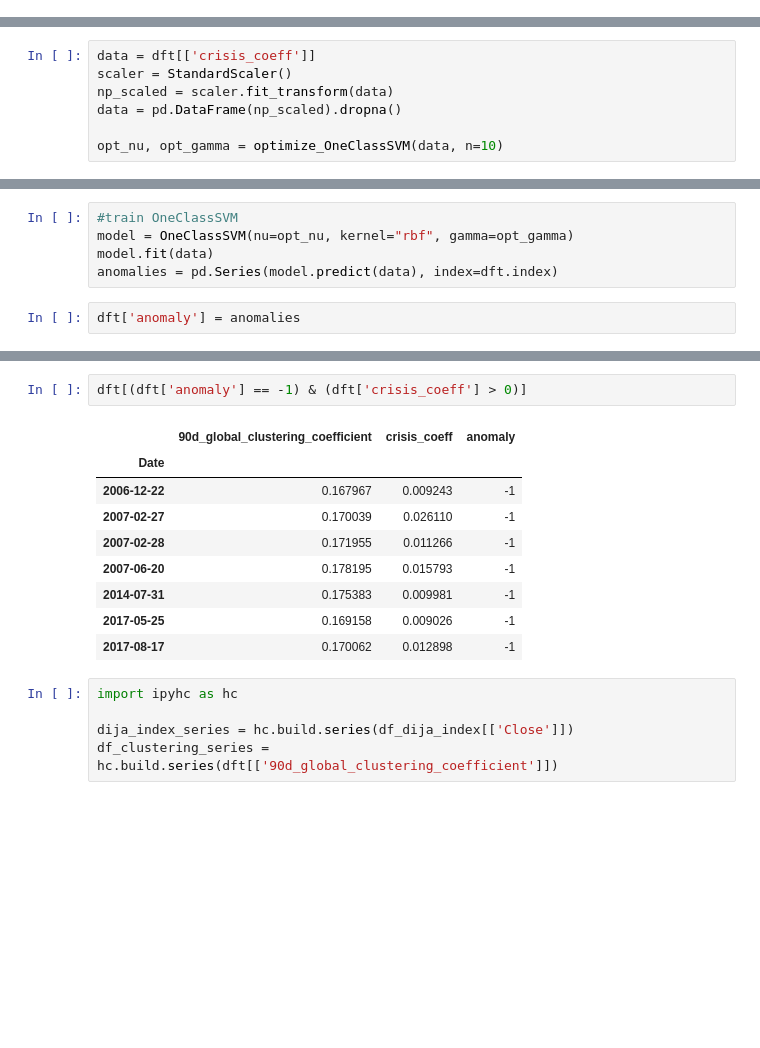
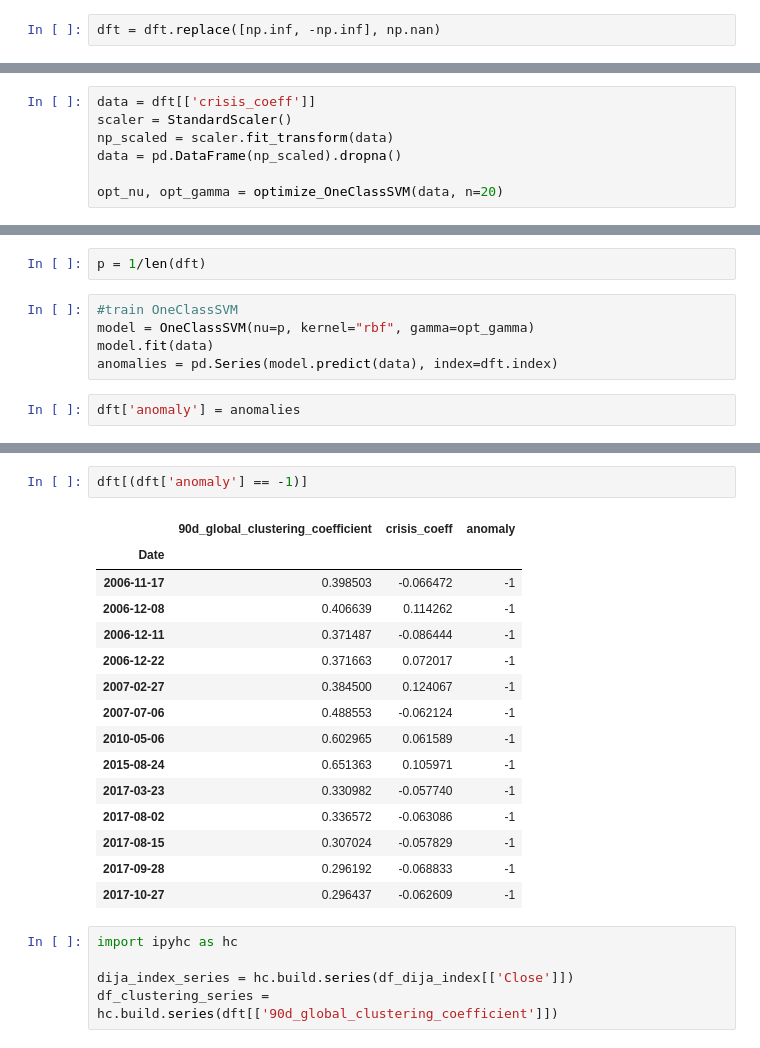
Before and after one commit to mayabenowitz/hedgepy, a Jupyter notebook: notebooks/1.0-mayab-dcor-clustering-exploration-.ipynb, the cells around one changed output, grey strips where cells are left out. Drawn from its saved outputs; the diff is of its cells as text; blank space fills up the shorter version.

```diff
--- a/notebooks/1.0-mayab-dcor-clustering-exploration-.ipynb
+++ b/notebooks/1.0-mayab-dcor-clustering-exploration-.ipynb
@@ -105,6 +159,8 @@ dft_pos = dft.pct_change()[dft.pct_change()['90d_global_clustering_coefficient']
 # dft_pos.dropna(inplace=True)
 # %%
 dft['crisis_coeff'] = dft[['90d_global_clustering_coefficient']].pct_change()
+# %%
+dft = dft.replace([np.inf, -np.inf], np.nan)
 # %%
 dft.dropna(inplace=True)
 # %%
@@ -137,7 +193,7 @@ scaler = StandardScaler()
 np_scaled = scaler.fit_transform(data)
 data = pd.DataFrame(np_scaled).dropna()
 
-opt_nu, opt_gamma = optimize_OneClassSVM(data, n=10)
+opt_nu, opt_gamma = optimize_OneClassSVM(data, n=20)
 # %% [output]
 searching for optimal hyperparameters...
 # %%
@@ -151,6 +207,8 @@ opt_gamma
+# %%
+p = 1/len(dft)
 # %%
 #train OneClassSVM
-model = OneClassSVM(nu=opt_nu, kernel="rbf", gamma=opt_gamma)
+model = OneClassSVM(nu=p, kernel="rbf", gamma=opt_gamma)
 model.fit(data)
 anomalies = pd.Series(model.predict(data), index=dft.index)
 # %%
@@ -172,15 +264,21 @@ plt.legend()
 # %%
-dft[(dft['anomaly'] == -1) & (dft['crisis_coeff'] > 0)]
+dft[(dft['anomaly'] == -1)]
 # %% [output]
 |  | 90d_global_clustering_coefficient | crisis_coeff | anomaly |
 | Date |  |  |  |
-| 2006-12-22 | 0.167967 | 0.009243 | -1 |
-| 2007-02-27 | 0.170039 | 0.026110 | -1 |
-| 2007-02-28 | 0.171955 | 0.011266 | -1 |
-| 2007-06-20 | 0.178195 | 0.015793 | -1 |
-| 2014-07-31 | 0.175383 | 0.009981 | -1 |
-| 2017-05-25 | 0.169158 | 0.009026 | -1 |
-| 2017-08-17 | 0.170062 | 0.012898 | -1 |
+| 2006-11-17 | 0.398503 | -0.066472 | -1 |
+| 2006-12-08 | 0.406639 | 0.114262 | -1 |
+| 2006-12-11 | 0.371487 | -0.086444 | -1 |
+| 2006-12-22 | 0.371663 | 0.072017 | -1 |
+| 2007-02-27 | 0.384500 | 0.124067 | -1 |
+| 2007-07-06 | 0.488553 | -0.062124 | -1 |
+| 2010-05-06 | 0.602965 | 0.061589 | -1 |
+| 2015-08-24 | 0.651363 | 0.105971 | -1 |
+| 2017-03-23 | 0.330982 | -0.057740 | -1 |
+| 2017-08-02 | 0.336572 | -0.063086 | -1 |
+| 2017-08-15 | 0.307024 | -0.057829 | -1 |
+| 2017-09-28 | 0.296192 | -0.068833 | -1 |
+| 2017-10-27 | 0.296437 | -0.062609 | -1 |
 # %%
 import ipyhc as hc
 
```
Also changed, not shown: parts of 19 cells of this notebook, 4 other files.
